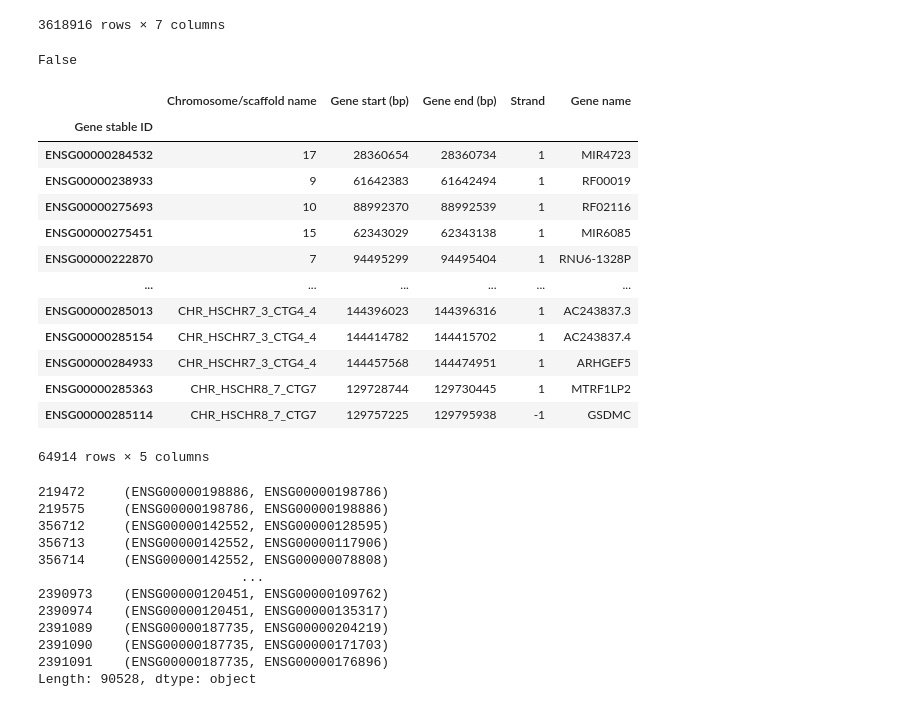
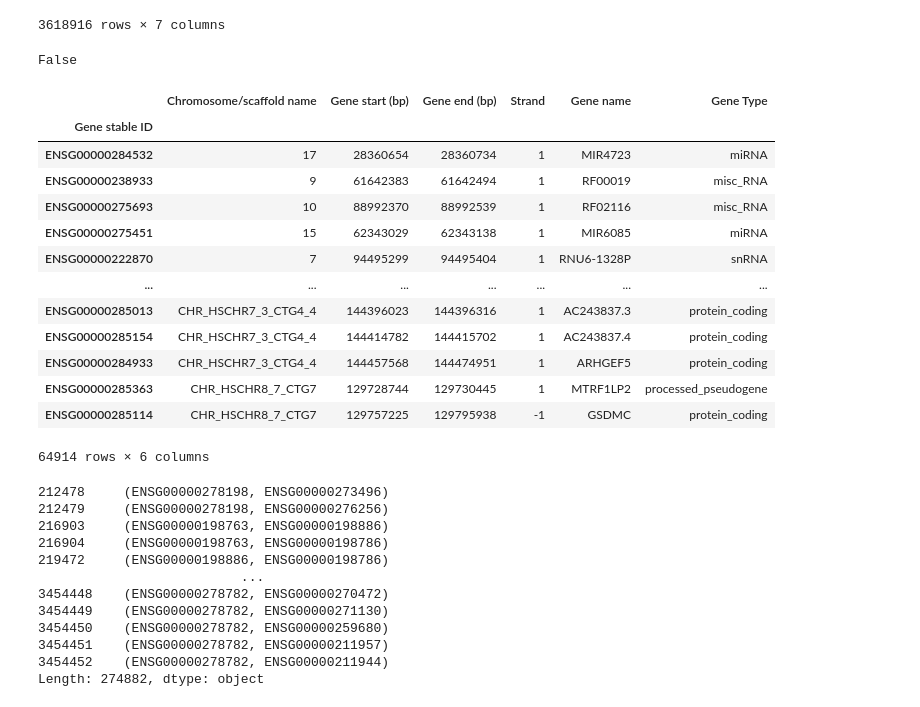
Before and after one commit to jackdesmarais/SAE_Hackathon, a Jupyter notebook: data/whole_genome/make_dataset.ipynb, the cells around one changed output. Saved outputs shown, nothing was run; the diff lists cells and outputs as text; code cells hidden in the pictures.

```diff
--- a/data/whole_genome/make_dataset.ipynb
+++ b/data/whole_genome/make_dataset.ipynb
@@ -94,45 +21,47 @@ para
 | 3618915 | 3618915 | 324205 | ENSG00000285114 | GSDMC | False | NaN | ... |
 3618916 rows × 7 columns
 # %%
-gene_data = pd.read_csv('../../../../../../../../Volumes/sandisk1/datasets/splicing/Athma_cryptic_splicing/GRCh38_ensembl95.genes.csv')
+gene_data = pd.read_csv('../../../../../../../../../../../Volumes/sandisk1/datasets/splicing/Athma_cryptic_splicing/GRCh38_ensembl95.genes.csv')
+
 gene_data = gene_data.rename(columns={'Gene Chromosome':'Chromosome/scaffold name', 'Gene Strand':'Strand','Gene Synbol':'Gene name'})
-gene_data = gene_data[['Gene stable ID','Chromosome/scaffold name','Gene start (bp)','Gene end (bp)','Strand','Gene name']].set_index('Gene stable ID')
+gene_data = gene_data[['Gene stable ID','Chromosome/scaffold name','Gene start (bp)','Gene end (bp)','Strand','Gene name','Gene Type']].set_index('Gene stable ID')
 print(gene_data.index.has_duplicates)
-gene_data.to_csv('../../../../../../../../Volumes/sandisk1/datasets/splicing/Athma_cryptic_splicing/processed_round1/gene_data.csv')
+gene_data.to_csv('../../../../../../../../../../../Volumes/sandisk1/datasets/splicing/protein_coding/gene_data.csv')
 gene_data
 # %% [output]
 False
-|  | Chromosome/scaffold name | Gene start (bp) | Gene end (bp) | Strand | Gene name |
-| Gene stable ID |  |  |  |  |  |
-| ENSG00000284532 | 17 | 28360654 | 28360734 | 1 | MIR4723 |
-| ENSG00000238933 | 9 | 61642383 | 61642494 | 1 | RF00019 |
-| ENSG00000275693 | 10 | 88992370 | 88992539 | 1 | RF02116 |
-| ENSG00000275451 | 15 | 62343029 | 62343138 | 1 | MIR6085 |
-| ENSG00000222870 | 7 | 94495299 | 94495404 | 1 | RNU6-1328P |
-| ... | ... | ... | ... | ... | ... |
-| ENSG00000285013 | CHR_HSCHR7_3_CTG4_4 | 144396023 | 144396316 | 1 | AC243837.3 |
-| ENSG00000285154 | CHR_HSCHR7_3_CTG4_4 | 144414782 | 144415702 | 1 | AC243837.4 |
-| ENSG00000284933 | CHR_HSCHR7_3_CTG4_4 | 144457568 | 144474951 | 1 | ARHGEF5 |
-| ENSG00000285363 | CHR_HSCHR8_7_CTG7 | 129728744 | 129730445 | 1 | MTRF1LP2 |
-| ENSG00000285114 | CHR_HSCHR8_7_CTG7 | 129757225 | 129795938 | -1 | GSDMC |
+|  | Chromosome/scaffold name | Gene start (bp) | Gene end (bp) | Strand | Gene name | Gene Type |
+| Gene stable ID |  |  |  |  |  |  |
+| ENSG00000284532 | 17 | 28360654 | 28360734 | 1 | MIR4723 | miRNA |
+| ENSG00000238933 | 9 | 61642383 | 61642494 | 1 | RF00019 | misc_RNA |
+| ENSG00000275693 | 10 | 88992370 | 88992539 | 1 | RF02116 | misc_RNA |
+| ENSG00000275451 | 15 | 62343029 | 62343138 | 1 | MIR6085 | miRNA |
+| ENSG00000222870 | 7 | 94495299 | 94495404 | 1 | RNU6-1328P | snRNA |
+| ... | ... | ... | ... | ... | ... | ... |
+| ENSG00000285013 | CHR_HSCHR7_3_CTG4_4 | 144396023 | 144396316 | 1 | AC243837.3 | protein_coding |
+| ENSG00000285154 | CHR_HSCHR7_3_CTG4_4 | 144414782 | 144415702 | 1 | AC243837.4 | protein_coding |
+| ENSG00000284933 | CHR_HSCHR7_3_CTG4_4 | 144457568 | 144474951 | 1 | ARHGEF5 | protein_coding |
+| ENSG00000285363 | CHR_HSCHR8_7_CTG7 | 129728744 | 129730445 | 1 | MTRF1LP2 | processed_pseudogene |
+| ENSG00000285114 | CHR_HSCHR8_7_CTG7 | 129757225 | 129795938 | -1 | GSDMC | protein_coding |
-64914 rows × 5 columns
+64914 rows × 6 columns
 # %%
-only_observed_orthos = para[para['Gene stable ID'].isin(dfs['gene'].unique())&para['Paralog stable ID'].isin(dfs['gene'].unique())]
-only_observed_orthos = only_observed_orthos[['Gene stable ID', 'Paralog stable ID']]
+only_observed_orthos = para[para['Gene stable ID'].isin(gene_data[gene_data['Gene Type'] == 'protein_coding'].index.unique())]
+
+only_observed_orthos = only_observed_orthos[['Gene stable ID', 'Paralog stable ID']].dropna(how='any')
 
 only_observed_orthos = only_observed_orthos.apply(lambda x: (x['Gene stable ID'],x['Paralog stable ID']),
                                                             axis=1)
 only_observed_orthos
 # %% [output]
+212478     (ENSG00000278198, ENSG00000273496)
+212479     (ENSG00000278198, ENSG00000276256)
+216903     (ENSG00000198763, ENSG00000198886)
+216904     (ENSG00000198763, ENSG00000198786)
 219472     (ENSG00000198886, ENSG00000198786)
-219575     (ENSG00000198786, ENSG00000198886)
-356712     (ENSG00000142552, ENSG00000128595)
-356713     (ENSG00000142552, ENSG00000117906)
-356714     (ENSG00000142552, ENSG00000078808)
                           ...
-2390973    (ENSG00000120451, ENSG00000109762)
-2390974    (ENSG00000120451, ENSG00000135317)
-2391089    (ENSG00000187735, ENSG00000204219)
-2391090    (ENSG00000187735, ENSG00000171703)
-2391091    (ENSG00000187735, ENSG00000176896)
-Length: 90528, dtype: object
+3454448    (ENSG00000278782, ENSG00000270472)
+3454449    (ENSG00000278782, ENSG00000271130)
+3454450    (ENSG00000278782, ENSG00000259680)
+3454451    (ENSG00000278782, ENSG00000211957)
+3454452    (ENSG00000278782, ENSG00000211944)
+Length: 274882, dtype: object
```
Also changed, not shown: parts of 8 cells of this notebook, 1 other file.
